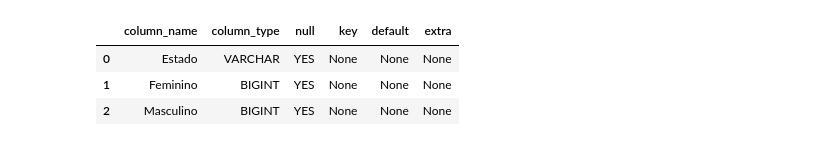
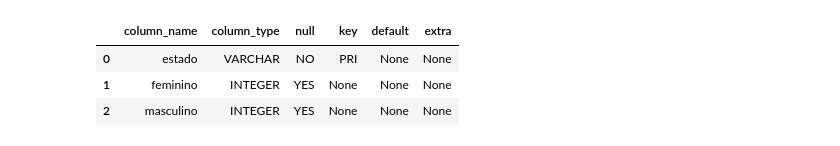
Before and after one commit to gfill99/distribuicao-de-profissoes, a Jupyter notebook: analise_de_dados/app/analise_de_dados.ipynb, the cells around one changed output. Cells and saved outputs as stored; diff of their text form; code cells hidden in the pictures.

```diff
--- a/analise_de_dados/app/analise_de_dados.ipynb
+++ b/analise_de_dados/app/analise_de_dados.ipynb
@@ -130,13 +125,13 @@ tabela['estados']
 # %%
-con.execute("DESCRIBE origens_advogados").fetchdf()
-con.execute("DESCRIBE origens_contadores").fetchdf()
-con.execute("DESCRIBE origens_engenheiros").fetchdf()
-con.execute("DESCRIBE origens_psicologos").fetchdf()
+con.execute("DESCRIBE tbl_advogados_brasil_2024").fetchdf()
+con.execute("DESCRIBE tbl_contadores_brasil_2024").fetchdf()
+con.execute("DESCRIBE tbl_engenheiros_brasil_2024").fetchdf()
+con.execute("DESCRIBE tbl_psicologos_brasil_2024").fetchdf()
 # %% [output]
 |  | column_name | column_type | null | key | default | extra |
-| 0 | Estado | VARCHAR | YES | None | None | None |
-| 1 | Feminino | BIGINT | YES | None | None | None |
-| 2 | Masculino | BIGINT | YES | None | None | None |
+| 0 | estado | VARCHAR | NO | PRI | None | None |
+| 1 | feminino | INTEGER | YES | None | None | None |
+| 2 | masculino | INTEGER | YES | None | None | None |
 # %%
 query = """
     SELECT *, 'advogado' AS profissao
```
Also changed, not shown: parts of 14 cells of this notebook, 3 other files.
